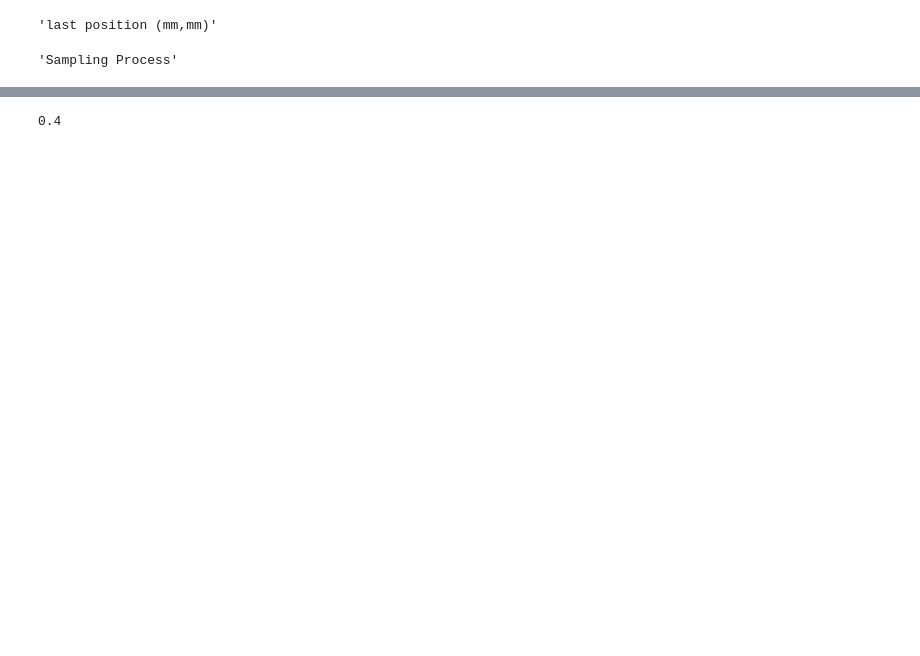
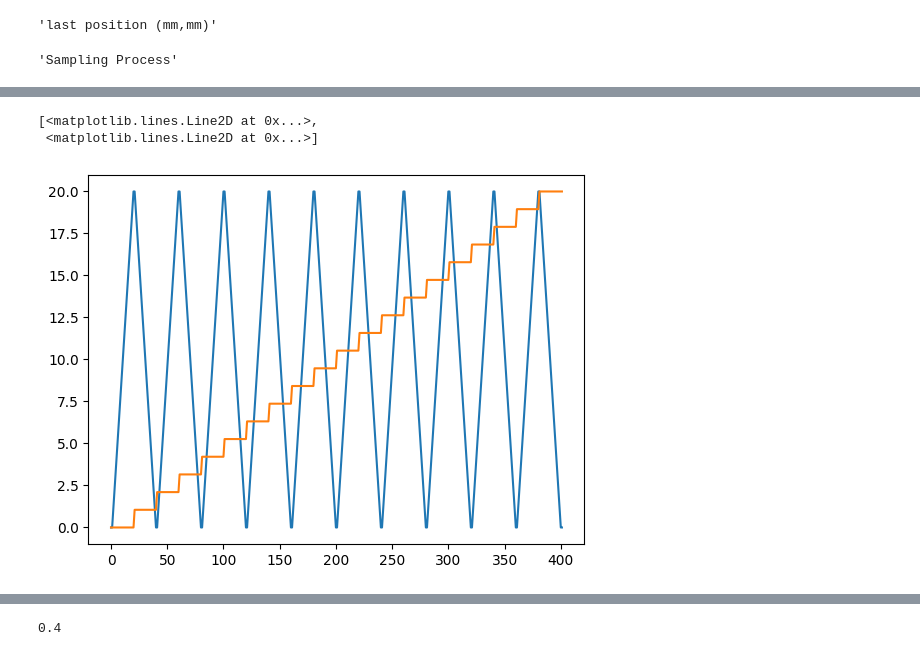
Before and after one commit to wilkieolin/system_flow, a Jupyter notebook: XRS/ptychography.ipynb, the cells around one changed output, grey strips where cells are left out. Cells and saved outputs as stored; diff of their text form; code cells hidden in the pictures; blank space fills up the shorter version.

```diff
--- a/XRS/ptychography.ipynb
+++ b/XRS/ptychography.ipynb
@@ -31,7 +31,7 @@ The most basic strategy we can take is to acquire an image, step to the next pos
 sample_stage_mutations = [PositionSample(),]
 vc_sample = collect_parameters(sample_stage_mutations)
 
-sample_stage = Component("Sample Stage",
+sample_stage = Component("Sample stage",
                     sample_stage_mutations,
                     {vc_sample.last_position: [0.0, 0.0],
                      vc_sample.position: [0.0, 0.0],
@@ -256,13 +264,18 @@ sampling_exg.name
 # %% [output]
 'Sampling Process'
 # %%
-analysis_mutations = [InputMessage(), PhaseReconstruction3D(),]
+analysis_mutations = [InputMessage(),
+                      FlatFieldCorrection(),
+                    MaskCorrection(),
+                    PhaseReconstruction3D(),]
 vc_analysis = collect_parameters(analysis_mutations)
 analysis_host = Component("Offline analysis",
                           analysis_mutations,
                           {vc_analysis.op_latency: 1e-5,
                            vc_analysis.parallelism: 0.70,
                            vc_analysis.overlap: 0.40,
+                           vc_analysis.mask_proportion: 0.05,
+                           vc_analysis.kernel_size: (0.02, 0.02),
                            vc_analysis.iterations: 20,
                            vc_analysis.xy_images: (20, 20),
                            vc_analysis.input_message: sampling_exg_2.get_output_msg(),})
@@ -319,2 +392,2 @@ class OfflinePtychographySystem(System):
 # %%
-optych = OfflinePtychographySystem((20.0, 20.0), (20, 20))
+optych = OfflinePtychographySystem((20.0, 20.0), (20, 20), sampling_exg, analysis_exg)
@@ -322,0 +418,8 @@ optych_2 = optych()
+# %%
+posn = np.array([eg.get_output_msg().fields["position (mm,mm)"] for eg in optych_2.execution_history])
+# %%
+plt.plot(posn)
+# %% [output]
+[<matplotlib.lines.Line2D at 0x...>,
+ <matplotlib.lines.Line2D at 0x...>]
+[figure, added]
```
Also changed, not shown: parts of 81 cells of this notebook, 4 other files.
